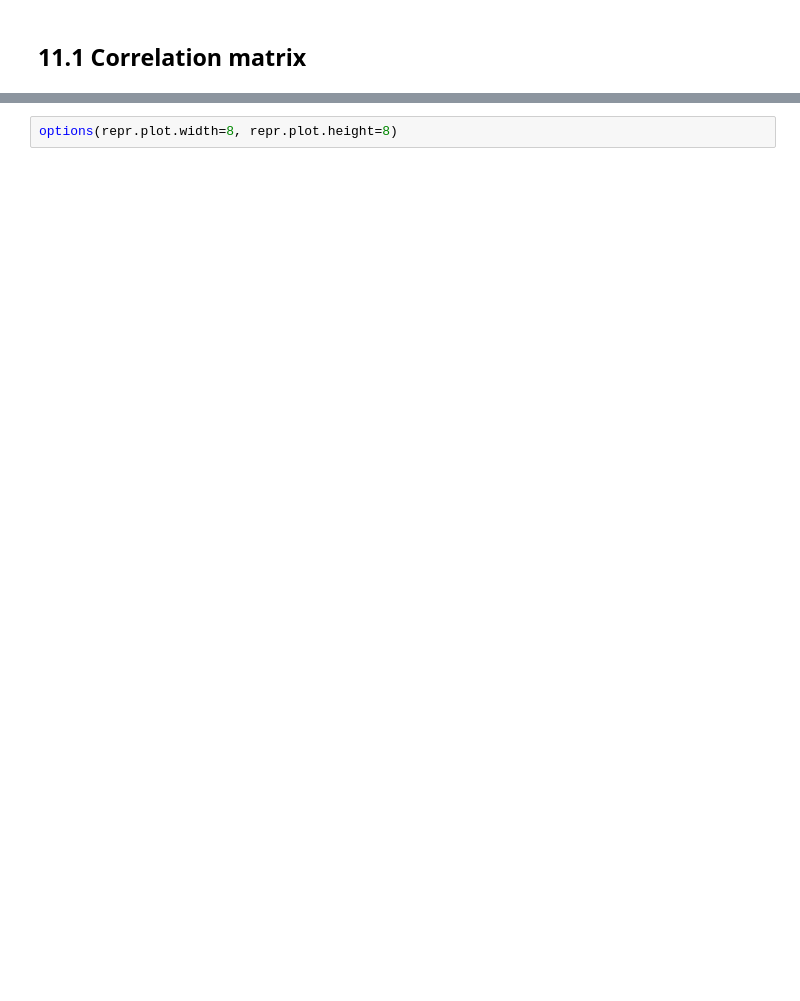
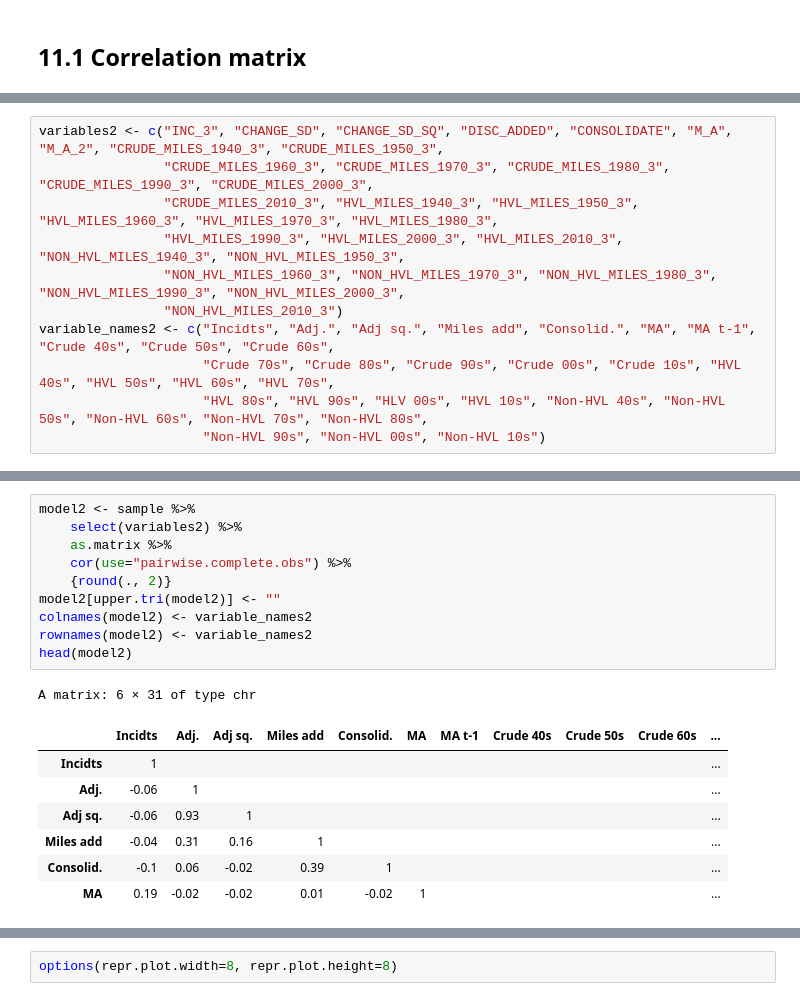
Before and after one commit to julianbarg/oil_industry, a Jupyter notebook: workbooks/11r_data_exploration_numeric.ipynb, the cells around one changed output, grey strips where cells are left out. Drawn from its saved outputs; the diff is of its cells as text; blank space fills up the shorter version.

```diff
--- a/workbooks/11r_data_exploration_numeric.ipynb
+++ b/workbooks/11r_data_exploration_numeric.ipynb
@@ -132,0 +116,11 @@ A tibble: 30 × 7
+# %%
+variables2 <- c("INC_3", "CHANGE_SD", "CHANGE_SD_SQ", "DISC_ADDED", "CONSOLIDATE", "M_A", "M_A_2", "CRUDE_MILES_1940_3", "CRUDE_MILES_1950_3",
+                "CRUDE_MILES_1960_3", "CRUDE_MILES_1970_3", "CRUDE_MILES_1980_3", "CRUDE_MILES_1990_3", "CRUDE_MILES_2000_3",
+                "CRUDE_MILES_2010_3", "HVL_MILES_1940_3", "HVL_MILES_1950_3", "HVL_MILES_1960_3", "HVL_MILES_1970_3", "HVL_MILES_1980_3",
+                "HVL_MILES_1990_3", "HVL_MILES_2000_3", "HVL_MILES_2010_3", "NON_HVL_MILES_1940_3", "NON_HVL_MILES_1950_3",
+                "NON_HVL_MILES_1960_3", "NON_HVL_MILES_1970_3", "NON_HVL_MILES_1980_3", "NON_HVL_MILES_1990_3", "NON_HVL_MILES_2000_3",
+                "NON_HVL_MILES_2010_3")
+variable_names2 <- c("Incidts", "Adj.", "Adj sq.", "Miles add", "Consolid.", "MA", "MA t-1", "Crude 40s", "Crude 50s", "Crude 60s",
+                     "Crude 70s", "Crude 80s", "Crude 90s", "Crude 00s", "Crude 10s", "HVL 40s", "HVL 50s", "HVL 60s", "HVL 70s",
+                     "HVL 80s", "HVL 90s", "HLV 00s", "HVL 10s", "Non-HVL 40s", "Non-HVL 50s", "Non-HVL 60s", "Non-HVL 70s", "Non-HVL 80s",
+                     "Non-HVL 90s", "Non-HVL 00s", "Non-HVL 10s")
@@ -132,0 +143,19 @@ A tibble: 30 × 7
+# %%
+model2 <- sample %>%
+    select(variables2) %>%
+    as.matrix %>%
+    cor(use="pairwise.complete.obs") %>%
+    {round(., 2)}
+model2[upper.tri(model2)] <- ""
+colnames(model2) <- variable_names2
+rownames(model2) <- variable_names2
+head(model2)
+# %% [output]
+A matrix: 6 × 31 of type chr
+|  | Incidts | Adj. | Adj sq. | Miles add | Consolid. | MA | MA t-1 | Crude 40s | Crude 50s | Crude 60s | ... |
+| Incidts | 1 |  |  |  |  |  |  |  |  |  | ... |
+| Adj. | -0.06 | 1 |  |  |  |  |  |  |  |  | ... |
+| Adj sq. | -0.06 | 0.93 | 1 |  |  |  |  |  |  |  | ... |
+| Miles add | -0.04 | 0.31 | 0.16 | 1 |  |  |  |  |  |  | ... |
+| Consolid. | -0.1 | 0.06 | -0.02 | 0.39 | 1 |  |  |  |  |  | ... |
+| MA | 0.19 | -0.02 | -0.02 | 0.01 | -0.02 | 1 |  |  |  |  | ... |
```
Also changed, not shown: parts of 34 cells of this notebook, 3 other files.
